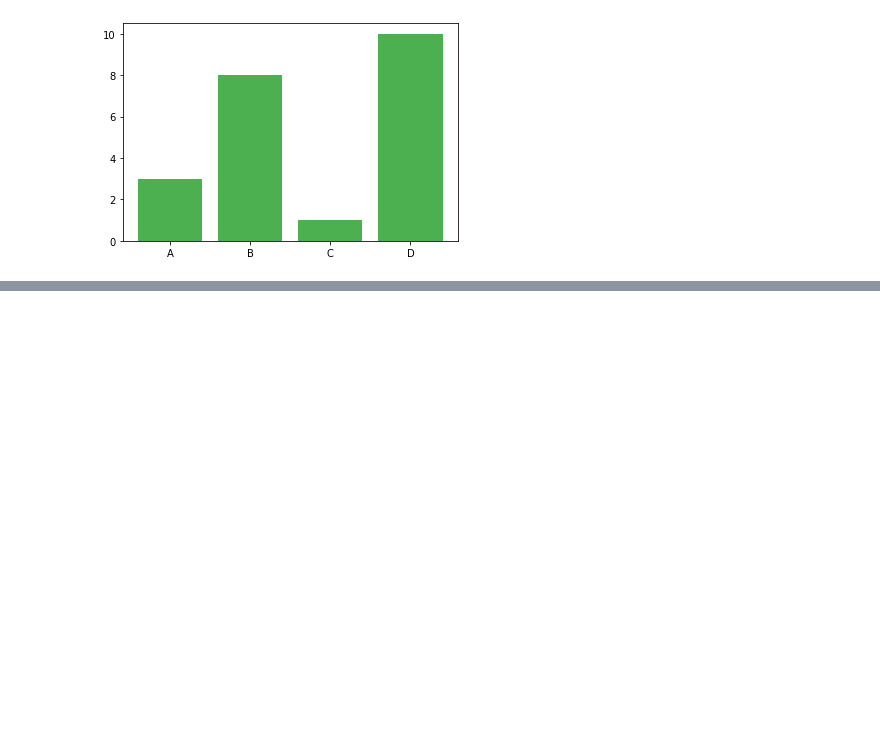
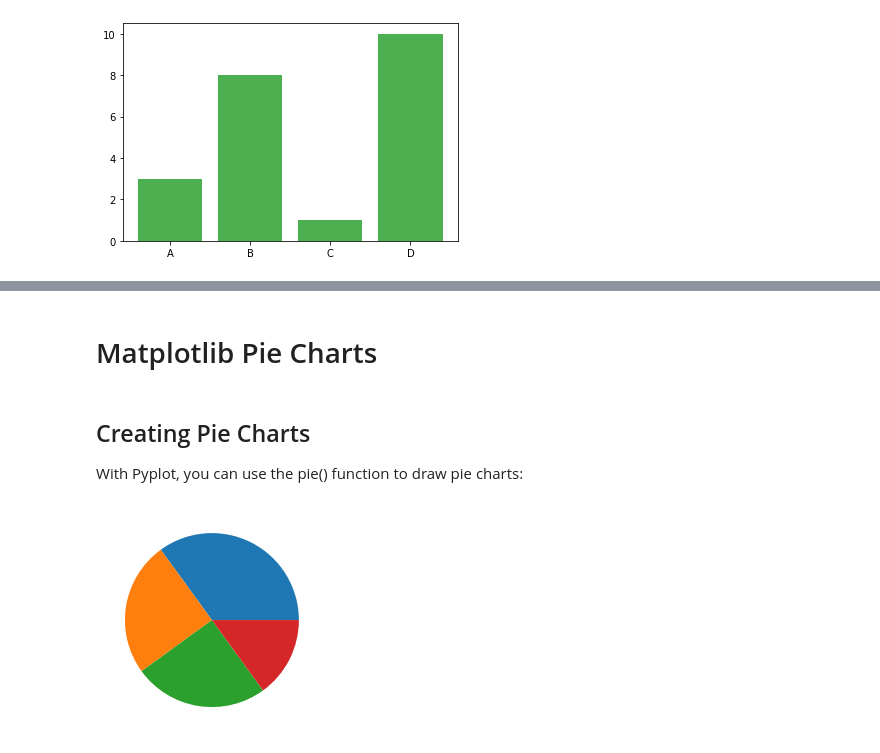
Before and after one commit to Erimsaholut/dataScience, a Jupyter notebook: matplotlib/Matplotlib-Subplot-Scatter-Bars-Histograms-Pie Charts.ipynb, the cells around one changed output, grey strips where cells are left out. Cells and saved outputs as stored; diff of their text form; code cells hidden in the pictures; blank space fills up the shorter version.

```diff
--- a/matplotlib/Matplotlib-Subplot-Scatter-Bars-Histograms-Pie Charts.ipynb
+++ b/matplotlib/Matplotlib-Subplot-Scatter-Bars-Histograms-Pie Charts.ipynb
@@ -486,0 +560,16 @@ plt.show()
+# %% [markdown]
+# Matplotlib Pie Charts
+# %% [markdown]
+## Creating Pie Charts
+
+With Pyplot, you can use the pie() function to draw pie charts:
+# %%
+import matplotlib.pyplot as plt
+import numpy as np
+
+y = np.array([35, 25, 25, 15])
+
+plt.pie(y)
+plt.show()
+# %% [output]
+[figure, added]
```
Also changed, not shown: parts of 24 cells of this notebook, 1 other file.
